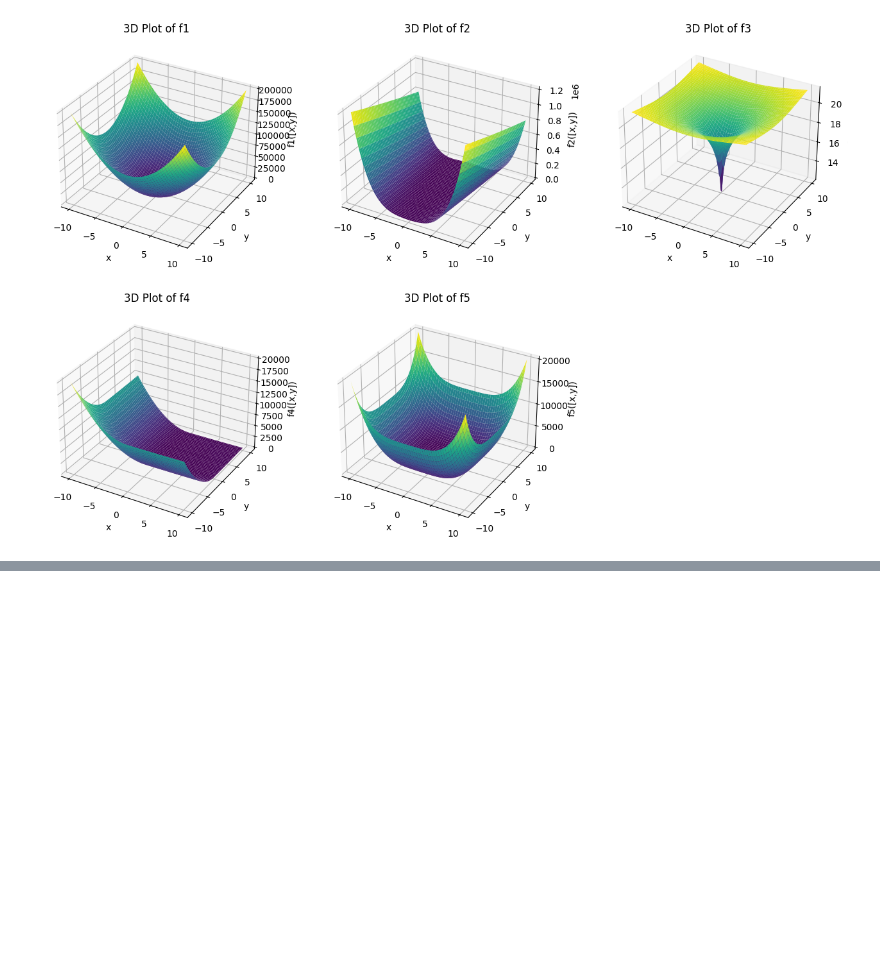
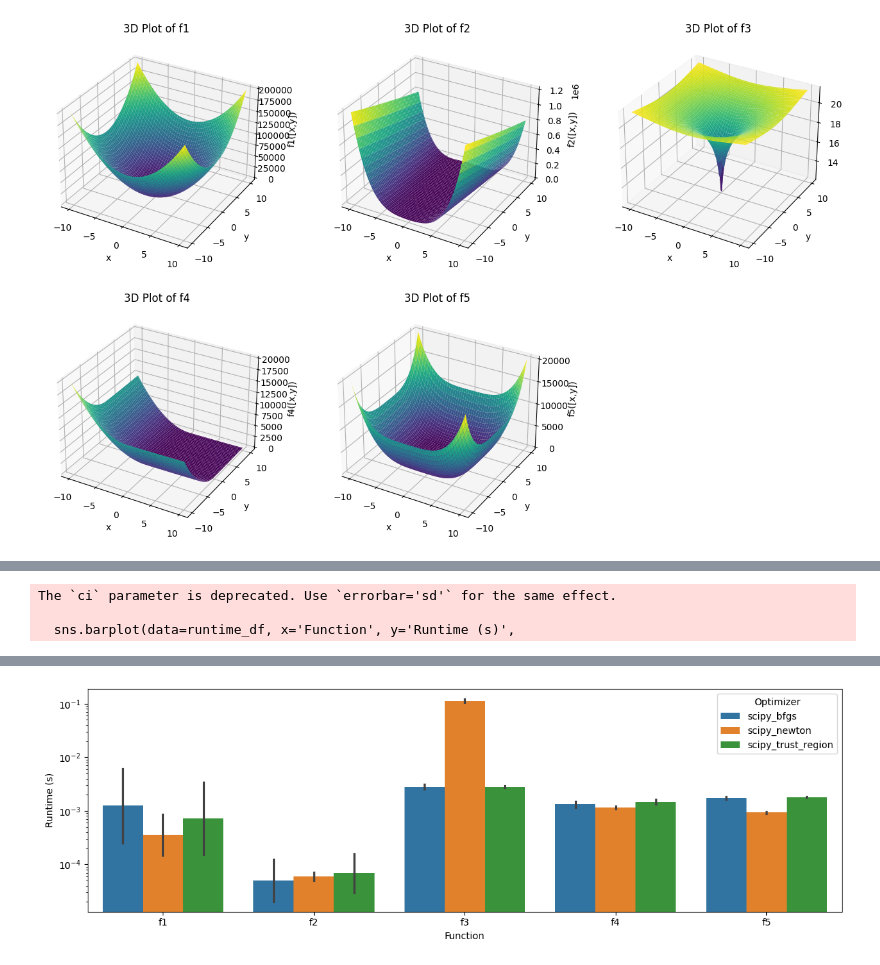
Before and after one commit to mVigholt/NO, a Jupyter notebook: Week 1/Assignment_Notebook.ipynb, the cells around one changed output, grey strips where cells are left out. Drawn from its saved outputs; the diff is of its cells as text; code cells hidden in the pictures; blank space fills up the shorter version.

Commit message:
Graphs

```diff
--- a/Week 1/Assignment_Notebook.ipynb
+++ b/Week 1/Assignment_Notebook.ipynb
@@ -158,21 +172,51 @@ plot_optimizers(F, O, xs)
 # %%
-# x0=np.array((2,2))#np.ones(2)
-# #plt.figure(figsize=(32, 32))
-# plt.yscale("log") #value : {"linear", "log", "symlog", "logit", ...}
+import time
+import seaborn as sns
+import pandas as pd
 
-# for f in F:
-#     xs,grad_norms = scipy_trust_region(f[1],f[2],f[3],x0, 1000, 1.e-10)
-#     print("Optimal solution for " + f[0] + ": ", x_opt(f[0], 2))
-#     N = list()
-#     for v in xs-np.full_like(xs, optimal):
-#         N.append(np.linalg.norm(v, ord=2))
-#     plt.plot(range(0,len(xs)), N, label = f"{f[0]} - Final function value: {xs[-1]}")
+def measure_runtime_with_trials(F, O, x0, n_trials=5, max_iterations=1000, epsilon=1.e-10):
+    results = {
+        'Function': [],
+        'Optimizer': [],
+        'Runtime (s)': [],
+        'Trial': []
+    }
 
-# plt.legend()
-# plt.title("Blabla", fontsize=24)
-# plt.xlabel("blabla", fontsize=20)
-# plt.ylabel("blabla", fontsize=20)
-# plt.xticks(fontsize=16)
-# plt.yticks(fontsize=16)
-# plt.grid()
-# plt.show()
+    for f in F:
+        for o in O:
+            for trial in range(n_trials):
+                start_time = time.time()
+
+                if o[0] == 'scipy_bfgs':
+                    o[1](f[1], f[2], x0, max_iterations, epsilon)
+                else:
+                    o[1](f[1], f[2], f[3], x0, max_iterations, epsilon)
+
+                runtime = time.time() - start_time
+
+                results['Function'].append(f[0])
+                results['Optimizer'].append(o[0])
+                results['Runtime (s)'].append(runtime)
+                results['Trial'].append(trial)
+
+    return pd.DataFrame(results)
+
+# Measure runtime with multiple trials
+runtime_df = measure_runtime_with_trials(F, O, x0, n_trials=5)
+
+# Create bar plot with error bars
+plt.figure(figsize=(12, 4))
+plt.yscale("log")
+sns.barplot(data=runtime_df, x='Function', y='Runtime (s)',
+            hue='Optimizer', ci='sd')
+plt.tight_layout()
+plt.savefig("k.png")
+
+# Display average runtimes
+print("\nAverage Runtime Results (seconds):")
+pivot_table = runtime_df.groupby(['Function', 'Optimizer'])['Runtime (s)'].agg(['mean', 'std']).round(4)
+print(pivot_table)
+# %% [output]
+The `ci` parameter is deprecated. Use `errorbar='sd'` for the same effect.
+
+  sns.barplot(data=runtime_df, x='Function', y='Runtime (s)',
@@ -178,0 +241 @@ plot_optimizers(F, O, xs)
+[figure, added]
```
Also changed, not shown: parts of 2 cells of this notebook.
